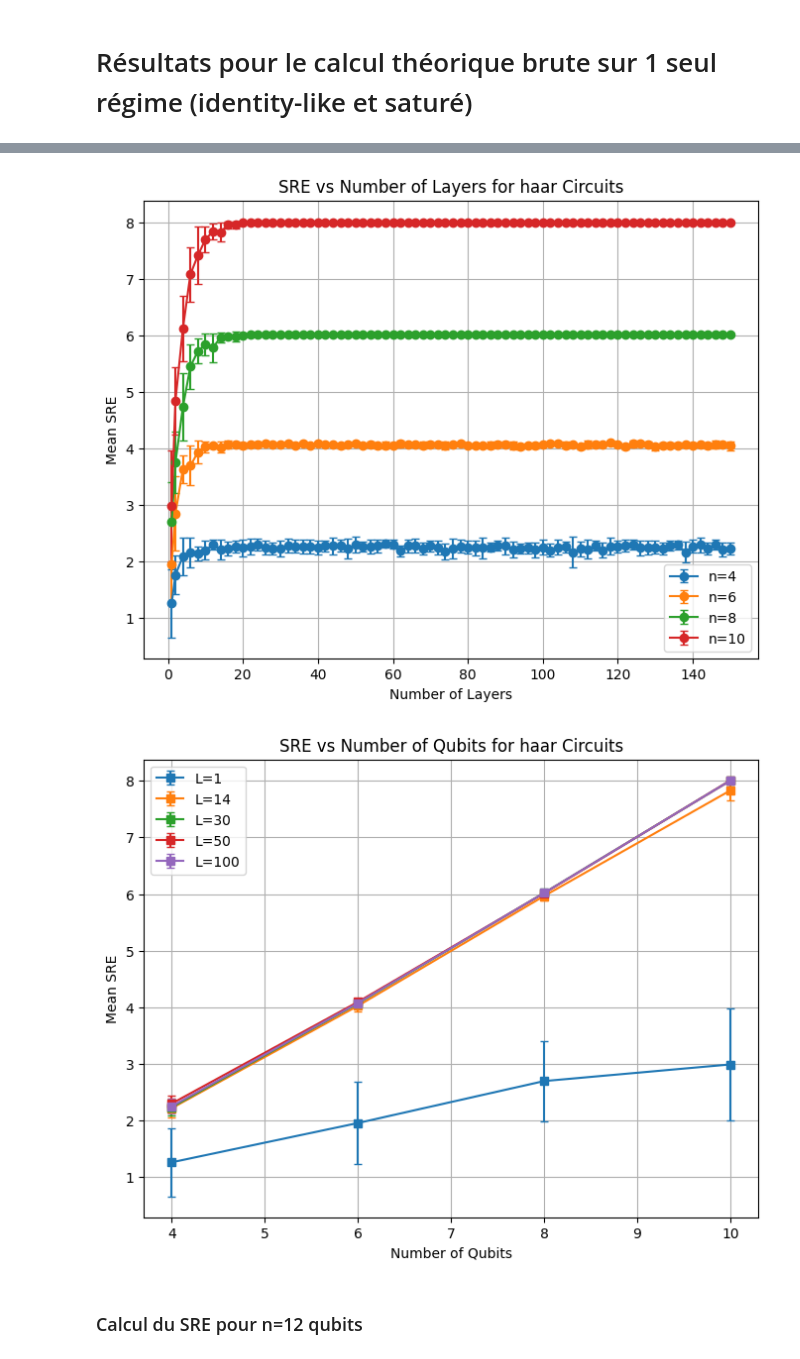
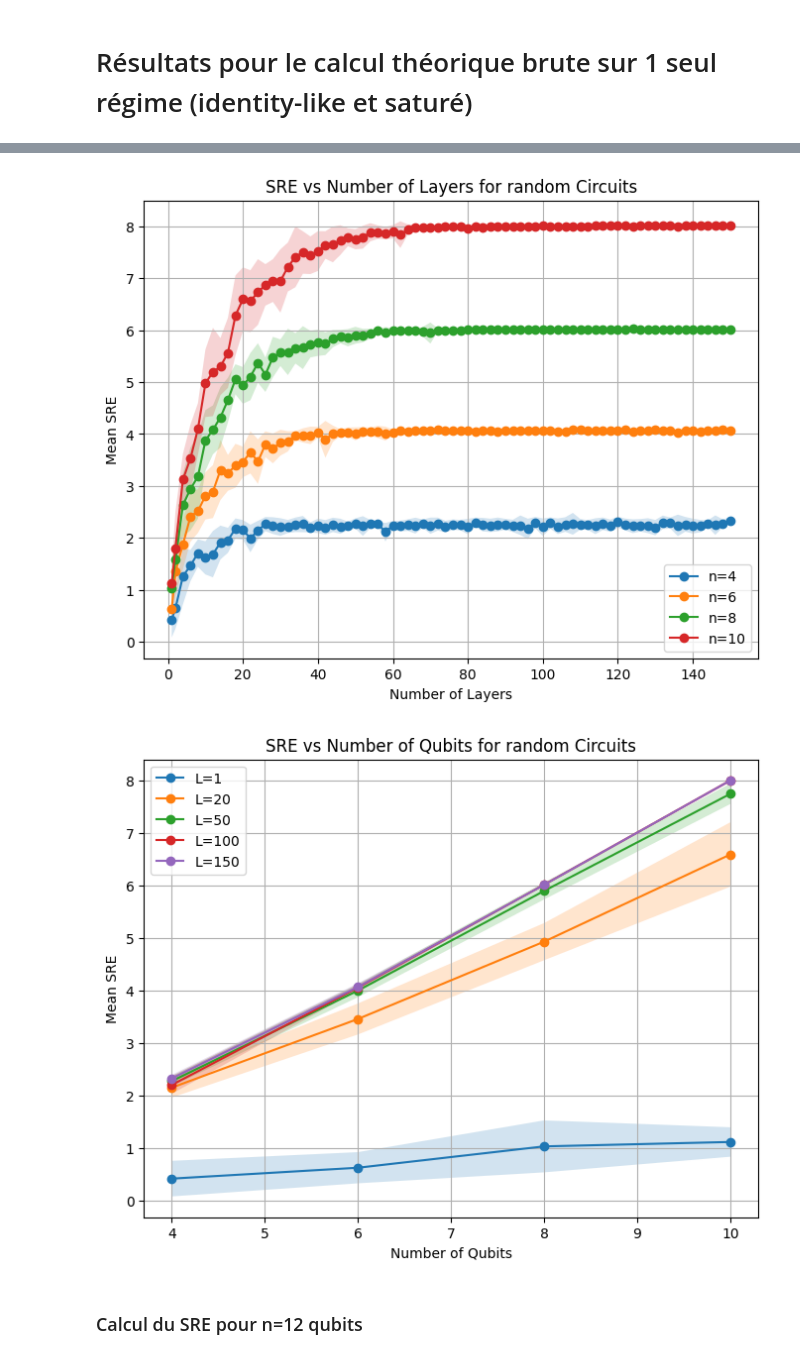
Before and after one commit to VicLambert/qml-quansistor-entropy, a Jupyter notebook: qqe/notebooks/final.ipynb, the cells around one changed output, grey strips where cells are left out. Drawn from its saved outputs; the diff is of its cells as text; code cells hidden in the pictures.

```diff
--- a/qqe/notebooks/final.ipynb
+++ b/qqe/notebooks/final.ipynb
@@ -170,14 +165,14 @@ generate_dataset(
 # %%
 target_variant = "sre"
-family = "haar"
+family = "random"
 # regime_type = "identity_like"
 regime_type = "saturated"
 # %%
 index_path = collect_dataset_indices(
-    f"final/data/{regime_type}",
+    f"../notebooks/final/data/{regime_type}",
     family=family,
 )
-
+print(f"Collected {len(index_path)} dataset indices for family '{family}' and regime '{regime_type}'")
 base_dataset = ShardedQuantumCircuitGraphDataset(
     index_paths=index_path,
     target_variant=target_variant,
@@ -279,47 +276,55 @@ plt.figure(figsize=(8, 6))
 for n in sorted(avg_df["n_qubits"].unique()):
     sub = avg_df[avg_df["n_qubits"] == n]
 
-    plt.errorbar(
+    plt.plot(
         sub["n_layers"],
         sub["sre_mean"],
-        yerr=sub["sre_std"],
         marker="o",
         linestyle="-",
-        capsize=3,
         label=f"n={n}",
+    )
+    plt.fill_between(
+        sub["n_layers"],
+        sub["sre_mean"] - sub["sre_std"],
+        sub["sre_mean"] + sub["sre_std"],
+        alpha=0.2,
     )
 plt.title(f"SRE vs Number of Layers for {family} Circuits")
 plt.xlabel("Number of Layers")
 plt.ylabel("Mean SRE")
 plt.legend()
 plt.grid()
-plt.savefig(f"final/sre_vs_layers_{family}.png", dpi=300, bbox_inches="tight")
+plt.savefig(f"../notebooks/final/figures/SRE/sre_vs_layers_{family}.png", dpi=300, bbox_inches="tight")
 plt.show()
 # %% [output]
-[figure, old version]
+[figure, new version]
 # %%
 plt.figure(figsize=(8, 6))
-chosen_layers = [1, 14, 30, 50, 100]
+chosen_layers = [1, 20, 50, 100, 150]
 for L in chosen_layers:
     sub = avg_df[avg_df["n_layers"] == L]
-    plt.errorbar(
+    plt.plot(
         sub["n_qubits"],
         sub["sre_mean"],
-        yerr=sub["sre_std"],
-        marker="s",
+        marker="o",
         linestyle="-",
-        capsize=3,
         label=f"L={L}",
+    )
+    plt.fill_between(
+        sub["n_qubits"],
+        sub["sre_mean"] - sub["sre_std"],
+        sub["sre_mean"] + sub["sre_std"],
+        alpha=0.2,
     )
 plt.title(f"SRE vs Number of Qubits for {family} Circuits")
 plt.xlabel("Number of Qubits")
 plt.ylabel("Mean SRE")
 plt.legend()
 plt.grid()
-plt.savefig(f"final/sre_vs_qubits_{family}.png", dpi=300, bbox_inches="tight")
+plt.savefig(f"../notebooks/final/figures/SRE/sre_vs_qubits_{family}.png", dpi=300, bbox_inches="tight")
 plt.show()
 # %% [output]
-[figure, old version]
+[figure, new version]
 # %% [markdown]
 ### Calcul du SRE pour n=12 qubits
 # %%
```
Also changed, not shown: parts of 11 cells of this notebook, 19 other files.
